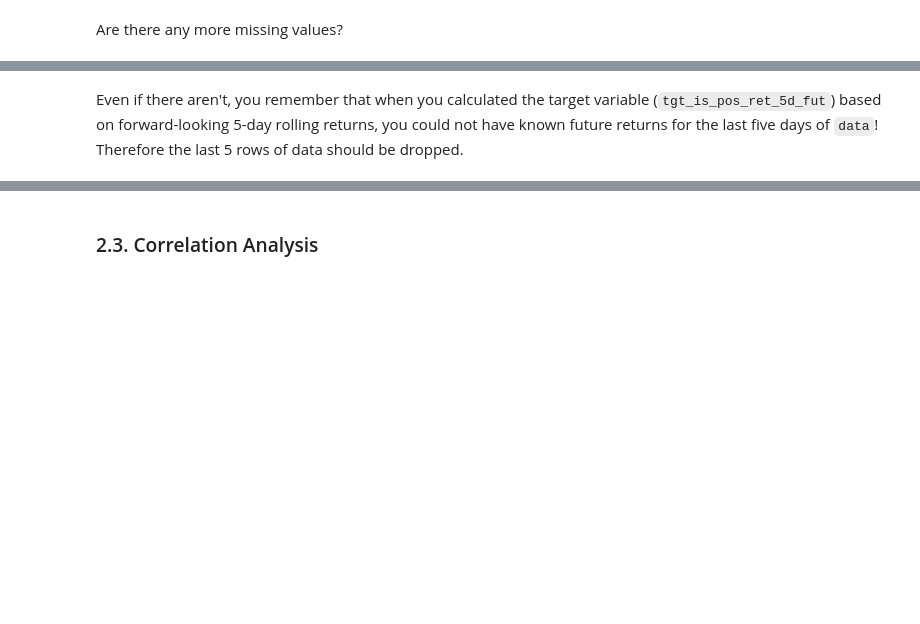
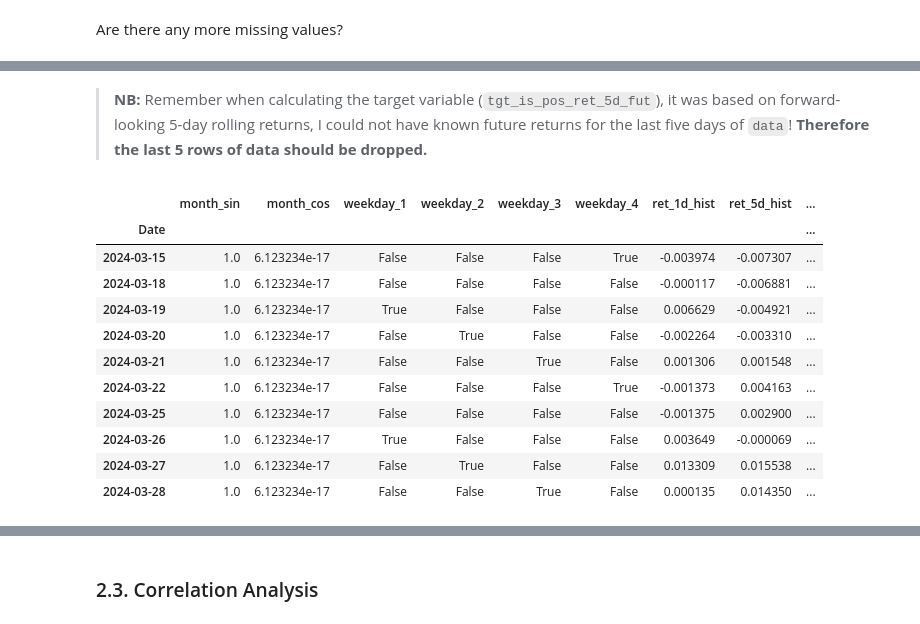
Before and after one commit to waynebar69/xlv-volatility-sentiment-ml, a Jupyter notebook: notebooks/xlv_prediction_model.ipynb.ipynb, the cells around one changed output, grey strips where cells are left out. Cells and saved outputs as stored; diff of their text form; code cells hidden in the pictures; blank space fills up the shorter version.

```diff
--- a/notebooks/xlv_prediction_model.ipynb.ipynb
+++ b/notebooks/xlv_prediction_model.ipynb.ipynb
@@ -514,2 +601,5 @@ Are there any more missing values?
 # %% [markdown]
-Even if there aren't, you remember that when you calculated the target variable (`tgt_is_pos_ret_5d_fut`) based on forward-looking 5-day rolling returns, you could not have known future returns for the last five days of `data`! Therefore the last 5 rows of data should be dropped.
+> **NB:** Remember when calculating the target variable (`tgt_is_pos_ret_5d_fut`),
+> it was based on forward-looking 5-day rolling returns, I could not have known
+> future returns for the last five days of `data`!
+> **Therefore the last 5 rows of data should be dropped.**
@@ -517,0 +606,16 @@ Even if there aren't, you remember that when you calculated the target variable
+# %%
+# Review the last 10 rows
+data.tail(10)
+# %% [output]
+|  | month_sin | month_cos | weekday_1 | weekday_2 | weekday_3 | weekday_4 | ret_1d_hist | ret_5d_hist | ... |
+| Date |  |  |  |  |  |  |  |  | ... |
+| 2024-03-15 | 1.0 | 6.123234e-17 | False | False | False | True | -0.003974 | -0.007307 | ... |
+| 2024-03-18 | 1.0 | 6.123234e-17 | False | False | False | False | -0.000117 | -0.006881 | ... |
+| 2024-03-19 | 1.0 | 6.123234e-17 | True | False | False | False | 0.006629 | -0.004921 | ... |
+| 2024-03-20 | 1.0 | 6.123234e-17 | False | True | False | False | -0.002264 | -0.003310 | ... |
+| 2024-03-21 | 1.0 | 6.123234e-17 | False | False | True | False | 0.001306 | 0.001548 | ... |
+| 2024-03-22 | 1.0 | 6.123234e-17 | False | False | False | True | -0.001373 | 0.004163 | ... |
+| 2024-03-25 | 1.0 | 6.123234e-17 | False | False | False | False | -0.001375 | 0.002900 | ... |
+| 2024-03-26 | 1.0 | 6.123234e-17 | True | False | False | False | 0.003649 | -0.000069 | ... |
+| 2024-03-27 | 1.0 | 6.123234e-17 | False | True | False | False | 0.013309 | 0.015538 | ... |
+| 2024-03-28 | 1.0 | 6.123234e-17 | False | False | True | False | 0.000135 | 0.014350 | ... |
```
Also changed, not shown: parts of 51 cells of this notebook.
